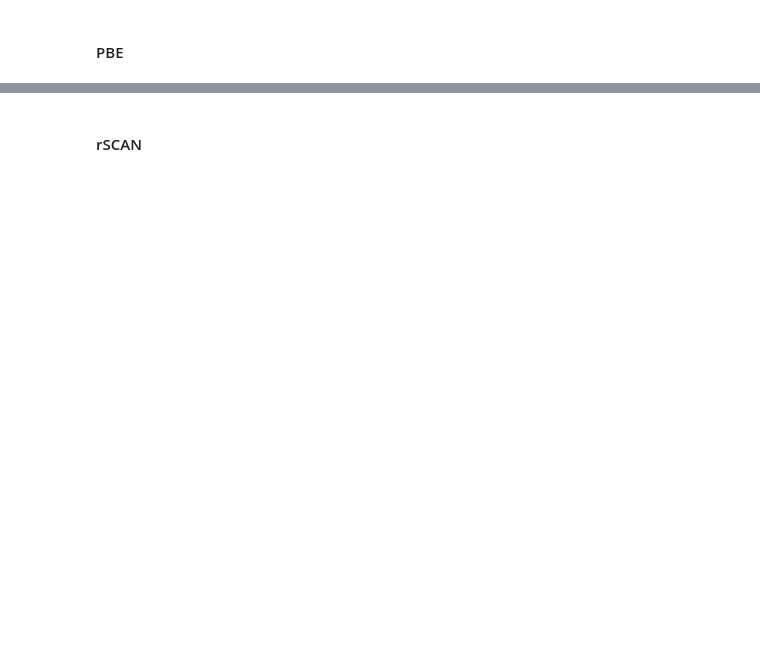
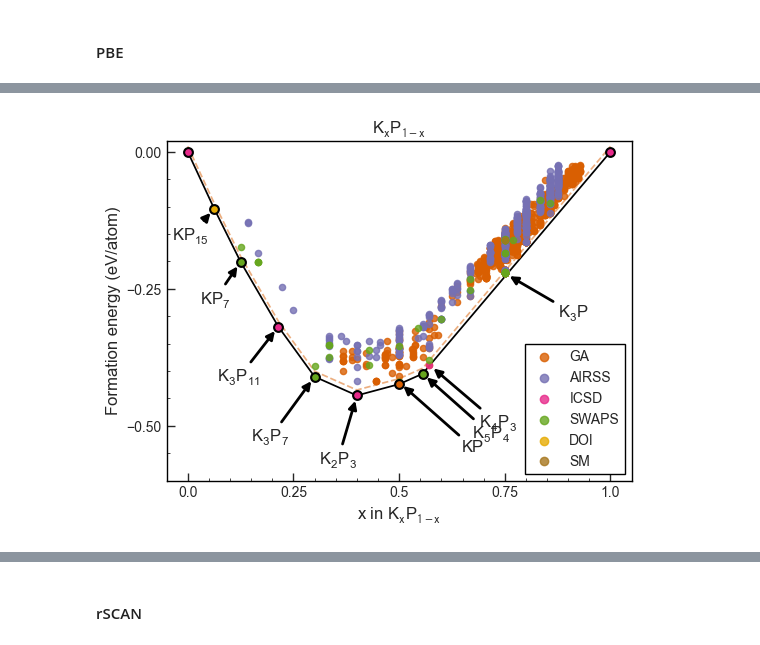
Before and after one commit to ml-evs/data.potassium-phosphides, a Jupyter notebook: KP_results.ipynb, the cells around one changed output, grey strips where cells are left out. Saved outputs shown, nothing was run; the diff lists cells and outputs as text; code cells hidden in the pictures; blank space fills up the shorter version.

Commit message:
Draft KP results notebook

```diff
--- a/KP_results.ipynb
+++ b/KP_results.ipynb
@@ -69,0 +71,6 @@ Using prophesy request as chem pot for K
+# %%
+pbe_cursor, s = res2dict(
+    "/home/mevans/proj/KPX/K+P/results/KP-650-0.03-1.75-1.75-PBE-OTF-0.01-polish/*.res",
+    db=True,
+    as_model=True
+)
@@ -69,0 +79,19 @@ Using prophesy request as chem pot for K
+# %%
+# filter for uniqueness, with tight energy tolerance
+filtering = False
+if filtering:
+    polished_cursor = filter_unique_structures(pbe_cursor, energy_tol=1e-4, quiet=True, per_atom=True)
+else:
+    polished_cursor = pbe_cursor
+
+# do some pruning: reevaluate symmetries and reduce cells
+polished_cursor = [Crystal(standardize_doc_cell(doc)) for doc in polished_cursor]
+# %%
+pbe_hull = QueryConvexHull(
+    cursor=polished_cursor,
+    species=["K", "P"],
+    voltage=True,
+    hull_cutoff=0.01,
+    volume=True,
+    no_plot=True
+)
@@ -69,0 +116,21 @@ Using prophesy request as chem pot for K
+# %%
+import matplotlib.pyplot as plt
+from matador.plotting import plot_2d_hull
+fig, ax = plt.subplots()
+plot_2d_hull(
+    pbe_hull,
+    ax=ax,
+    label_cutoff=0.008,
+    colour_by_source=True,
+    plot_hull_points=False,
+    show=False,
+    label_offset=(1.2, 0.04),
+    eform_limits=(-0.6, 0.02),
+    alpha=0.8,
+    sources=["GA", "AIRSS", "ICSD", "SWAPS", "DOI", "SM", "OQMD"],
+    source_labels=["GA", "AIRSS", "ICSD", "SWAPS", "DOI", "SM", "OQMD"]
+)
+ax.tick_params(direction='in')
+ax.legend(loc='lower right');
+# %% [output]
+[figure, added]
```
Also changed, not shown: parts of 49 cells of this notebook, 6 other files.
